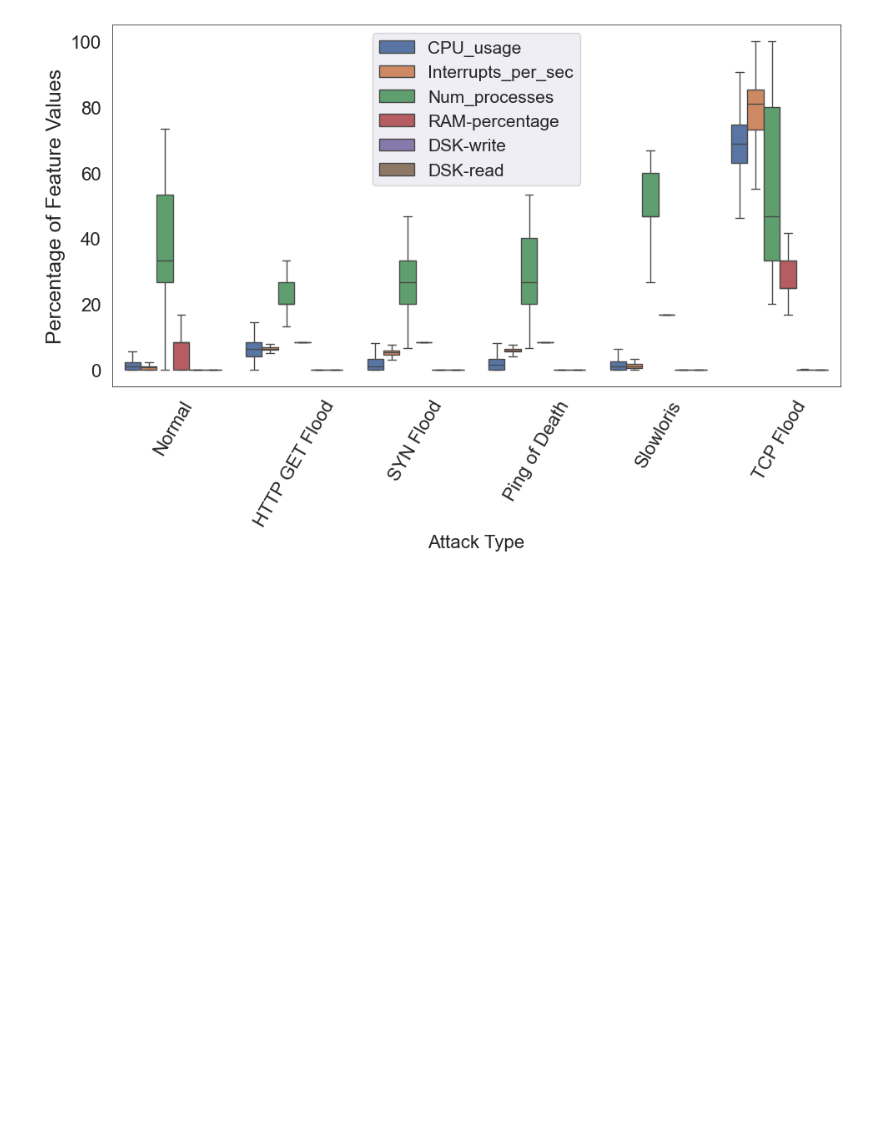
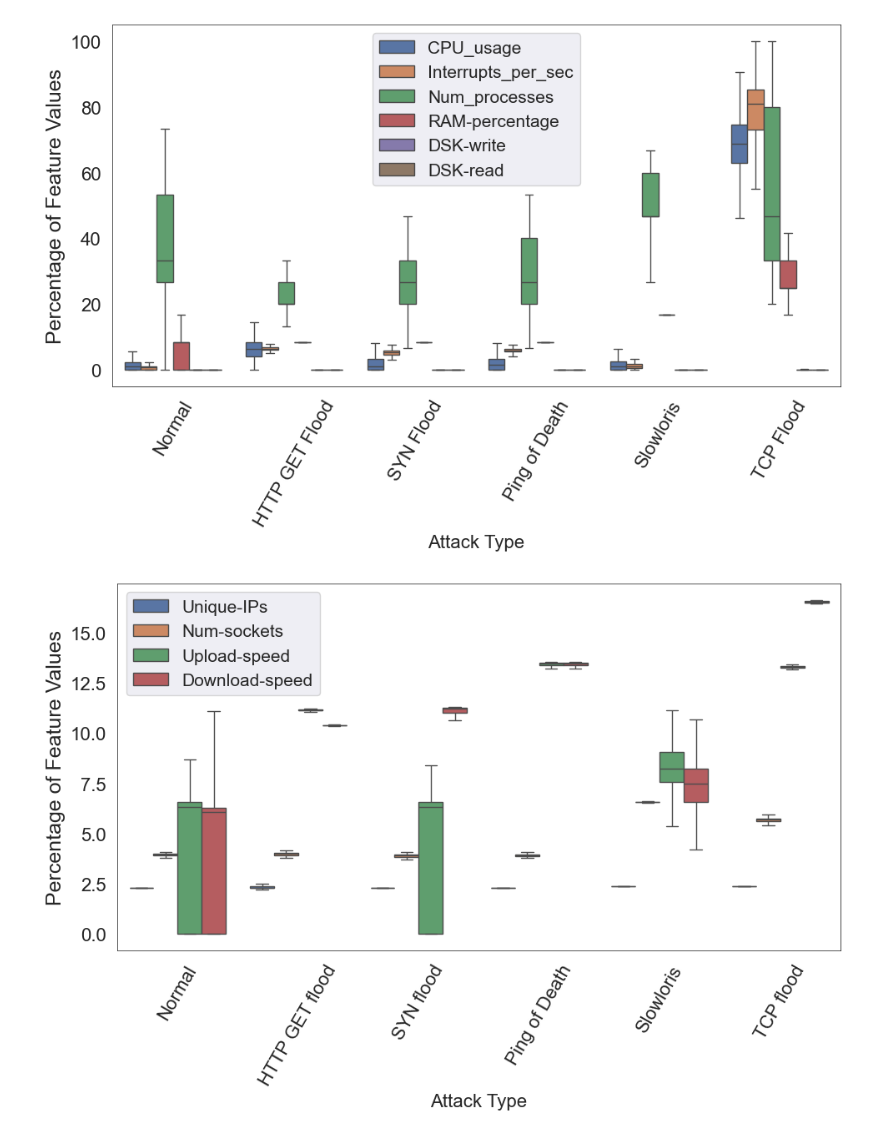
Before and after one commit to SmartSecLab/DDoS-detect., a Jupyter notebook: plots.ipynb, the cells around one changed output. Cells and saved outputs as stored; diff of their text form; code cells hidden in the pictures; blank space fills up the shorter version.

```diff
--- a/plots.ipynb
+++ b/plots.ipynb
@@ -199,0 +126,41 @@ plt.show()
+# %%
+
+data = {'Attack-type': list(df['Attack-type']),
+        'Unique-IPs': list(df['Unique-IPs']),
+        'Num-sockets': list(df['Num-sockets']),
+        'Upload-speed': list(df['Upload-speed']),
+        'Download-speed': list(df['Download-speed']),
+}
+
+dfn = pd.DataFrame(data)
+# Set a larger font size for the plot
+sns.set(rc={'font.size': 16})
+
+# Reshape the DataFrame using melt
+df_melted = pd.melt(dfn, id_vars='Attack-type', var_name='Feature', value_name='Value')
+
+fig, ax = plt.subplots(figsize=(10, 7))
+# Box plot based on the 'Labels' column for both variables
+sns.boxplot(x='Attack-type', y='Value', hue='Feature', data=df_melted, showfliers=False, ax=ax)
+ax.set_facecolor('white')
+# Rotate x-axis labels vertically
+plt.xticks(rotation=60, fontsize=16)
+plt.yticks(fontsize=16)
+# Set y-axis label
+plt.xlabel('Attack Type', fontsize=16)
+plt.ylabel('Percentage of Feature Values', fontsize=18)
+# plt.title('Percentage of Feature Values')
+plt.tight_layout(rect=[0, 0, 1, 0.97])  # Adjust the subplot layout
+# Add border to the plot
+# Increase the size of the legend
+ax.legend(fontsize=15)
+
+# plt.yscale('log')  # Use logarithmic scale for the Y-axis
+for spine in ax.spines.values():
+    spine.set_edgecolor('black')
+    spine.set_linewidth(.5)
+
+fig.savefig('figure/ddos-net.png')
+plt.show()
+# %% [output]
+[figure, added]
```
Also changed, not shown: parts of 6 cells of this notebook, 4 other files.
